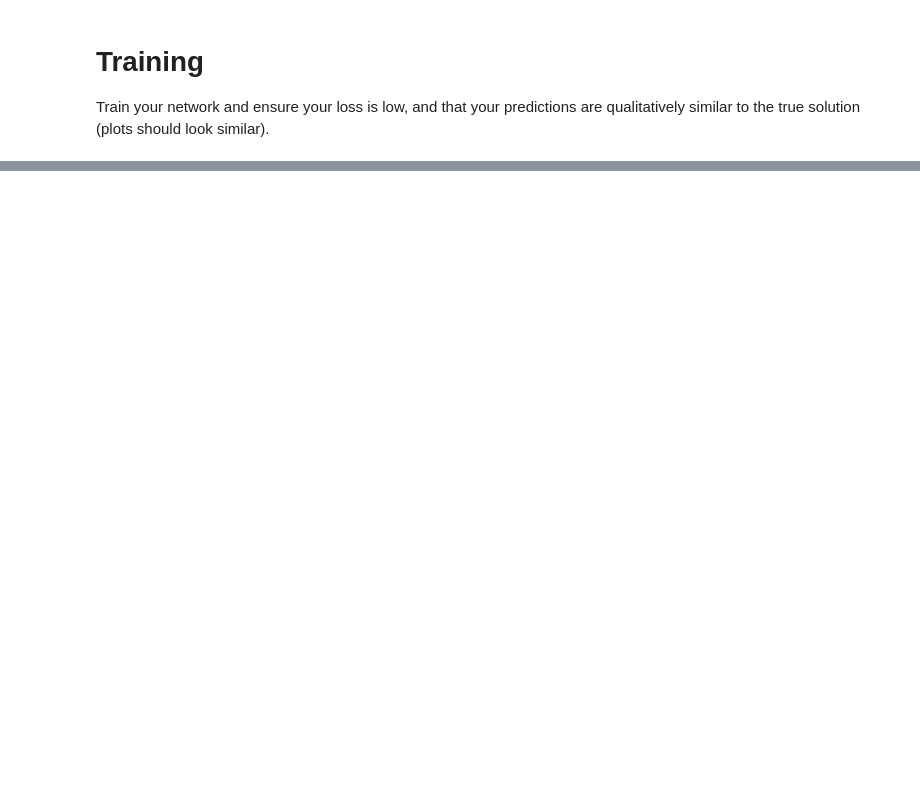
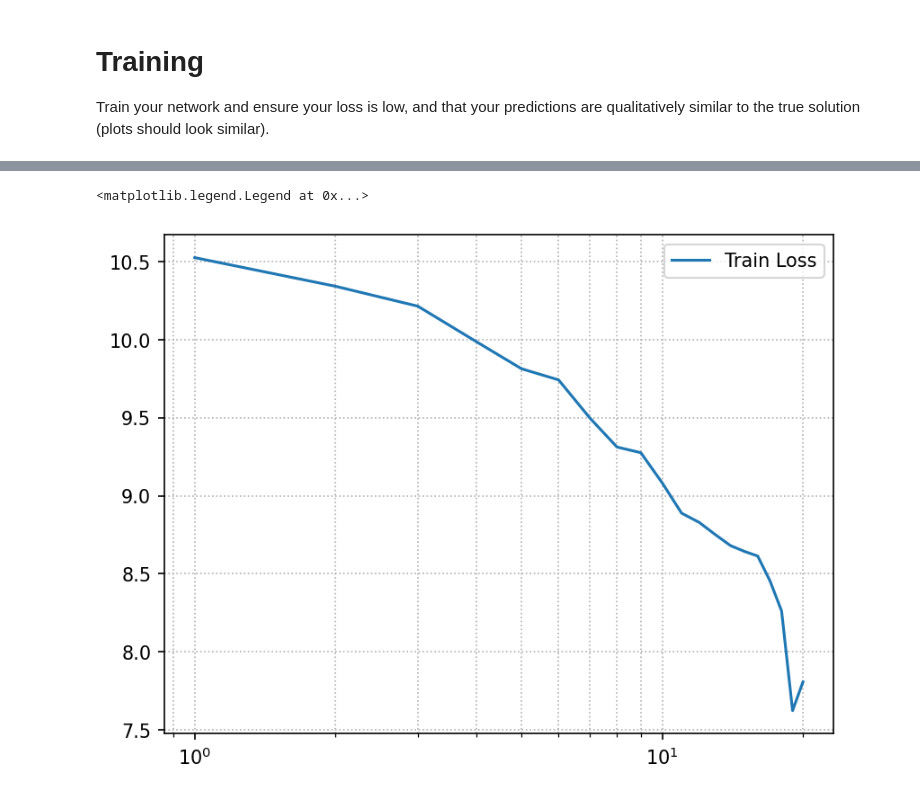
Before and after one commit to carlalozu/AICSE, a Jupyter notebook: project01/Proj1_Y24/Task1/Tutorial_3_PINN_Training.ipynb, the cells around one changed output, grey strips where cells are left out. Saved outputs shown, nothing was run; the diff lists cells and outputs as text; code cells hidden in the pictures; blank space fills up the shorter version.

```diff
--- a/project01/Proj1_Y24/Task1/Tutorial_3_PINN_Training.ipynb
+++ b/project01/Proj1_Y24/Task1/Tutorial_3_PINN_Training.ipynb
@@ -115,10 +74,11 @@ plt.show()
 
 Train your network and ensure your loss is low, and that your predictions are qualitatively similar to the true solution (plots should look similar).
 # %%
-hist = pinn.fit(num_epochs=13, verbose=True)
+hist = pinn.fit(num_epochs=1, verbose=True)
 
 plt.figure(dpi=150)
 plt.grid(True, which="both", ls=":")
 plt.plot(np.arange(1, len(hist) + 1), hist, label="Train Loss")
 plt.xscale("log")
 plt.legend()
+# %% [output]
@@ -125,2 +102,4 @@ plt.legend()
+<matplotlib.legend.Legend at 0x...>
+[figure, added]
 # %%
 pinn.plot()
```
Also changed, not shown: parts of 12 cells of this notebook, 1 other file.
